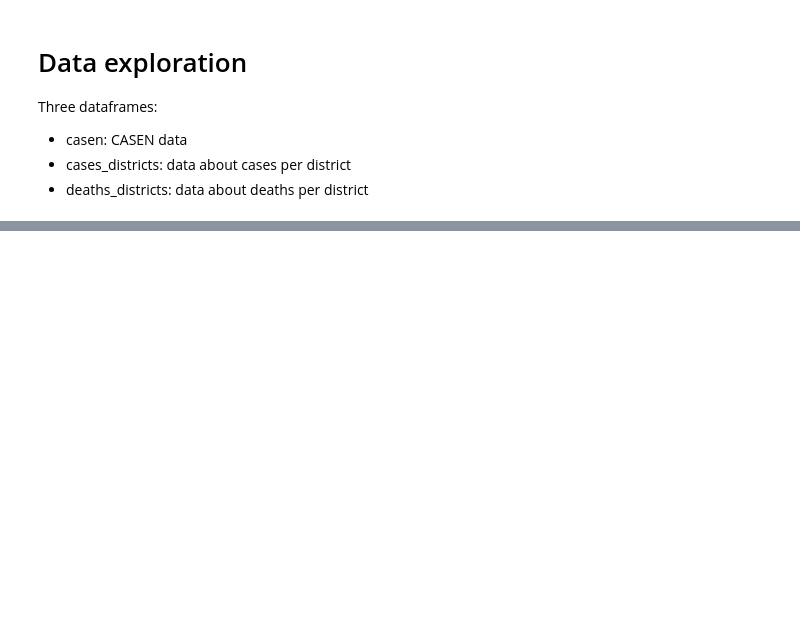
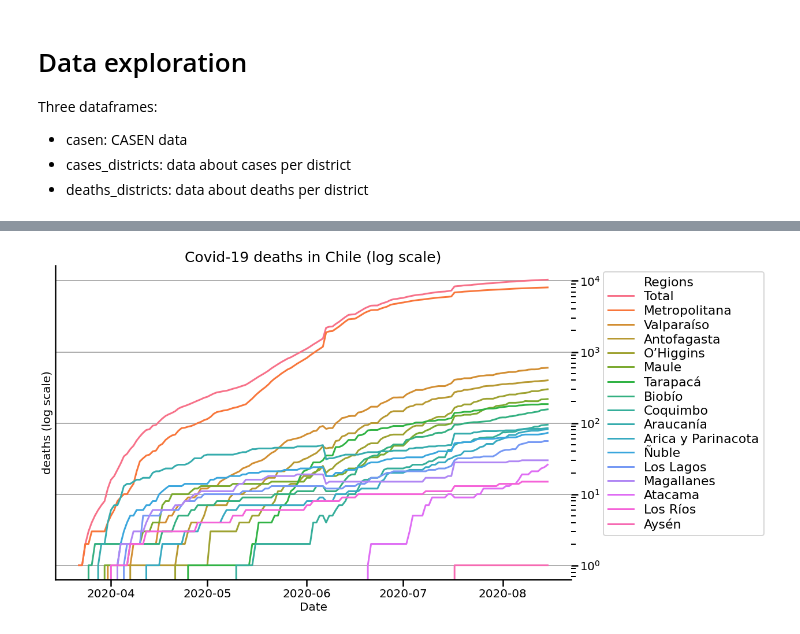
Before and after one commit to muellermax/Covid-Chile-Prediction, a Jupyter notebook: Covid Chile Prediction.ipynb, the cells around one changed output, grey strips where cells are left out. Saved outputs shown, nothing was run; the diff lists cells and outputs as text; code cells hidden in the pictures; blank space fills up the shorter version.

```diff
--- a/Covid Chile Prediction.ipynb
+++ b/Covid Chile Prediction.ipynb
@@ -126,0 +182,4 @@ casen.head()
+# %%
+timeline_plot(deaths_regions, 'deaths')
+# %% [output]
+[figure, added]
```
Also changed, not shown: parts of 12 cells of this notebook, 1 other file.
